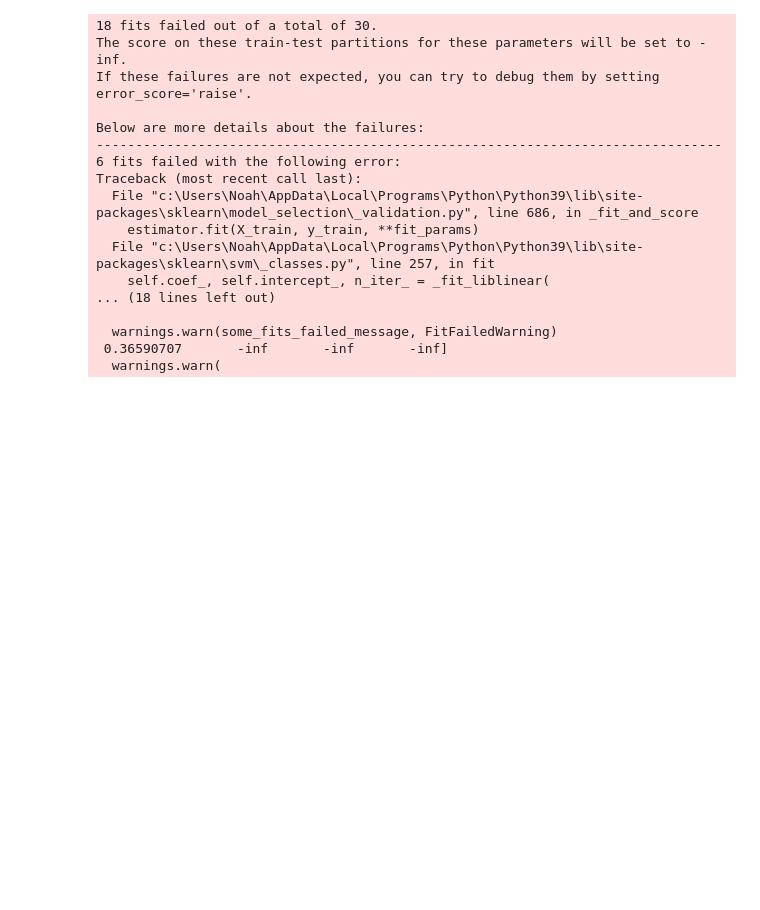
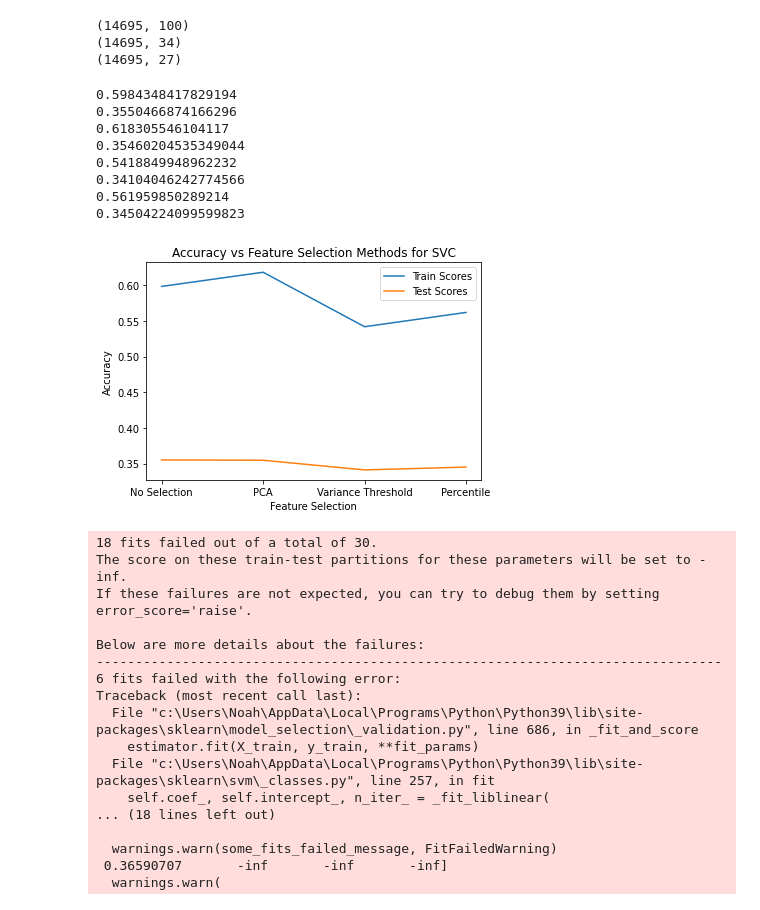
Before and after one commit to RoryEagle/cs9417_aiCaramba, a Jupyter notebook: svm.ipynb, the cells around one changed output. Saved outputs shown, nothing was run; the diff lists cells and outputs as text; code cells hidden in the pictures; blank space fills up the shorter version.

```diff
--- a/svm.ipynb
+++ b/svm.ipynb
@@ -30,18 +43,60 @@ X_train, y_train = SMOTE_resample(X_train, y_train)
 # %%
 # PCA Decomposition
-pca = PCA(svd_solver='full')
+pca = PCA(n_components=100, svd_solver='full')
 pcaX_train = pca.fit_transform(X_train)
 pcaX_test = pca.transform(X_test)
+print(pcaX_train.shape)
 
 # Select Percentile
 sp = SelectPercentile(mutual_info_classif)
 spX_train = sp.fit_transform(X_train, y_train)
 spX_test = sp.transform(X_test)
+print(spX_train.shape)
 
 # Variance Threshold
 vt = VarianceThreshold(threshold=(.8 * (1 - .8)))
 vtX_train = vt.fit_transform(X_train, y_train)
 vtX_test = vt.transform(X_test)
+print(vtX_train.shape)
+# %% [output]
+(14695, 100)
+(14695, 34)
+(14695, 27)
+# %%
+# Feature Selection
+dataLabels = ['No Selection', 'PCA', 'Variance Threshold', 'Percentile']
+data = [(X_train, X_test), (pcaX_train, pcaX_test), (vtX_train, vtX_test), (spX_train, spX_test)]
+
+trainScores = []
+testScores = []
+for i, label in enumerate(dataLabels):
+    xtrain, xtest = data[i]
+    svc = SVC()
+    svc.fit(xtrain, y_train)
+    trainScore = svc.score(xtrain, y_train)
+    trainScores.append(trainScore)
+    print(trainScore)
+    testScore = svc.score(xtest, y_test)
+    testScores.append(testScore)
+    print(testScore)
+
+plt.plot(dataLabels, trainScores, label='Train Scores')
+plt.plot(dataLabels, testScores, label='Test Scores')
+plt.title(f'Accuracy vs Feature Selection Methods for SVC')
+plt.xlabel('Feature Selection')
+plt.ylabel('Accuracy')
+plt.legend(loc='upper right')
+plt.show()
+# %% [output]
+0.5984348417829194
+0.3550466874166296
+0.618305546104117
+0.35460204535349044
+0.5418849948962232
+0.34104046242774566
+0.561959850289214
+0.34504224099599823
+[figure, added]
 # %%
 losses = ["hinge", "squared_hinge"]
 learning_rates = [1e-3, 1e-2, 1e-1, 1, 10]
```
Also changed, not shown: parts of 5 cells of this notebook.
